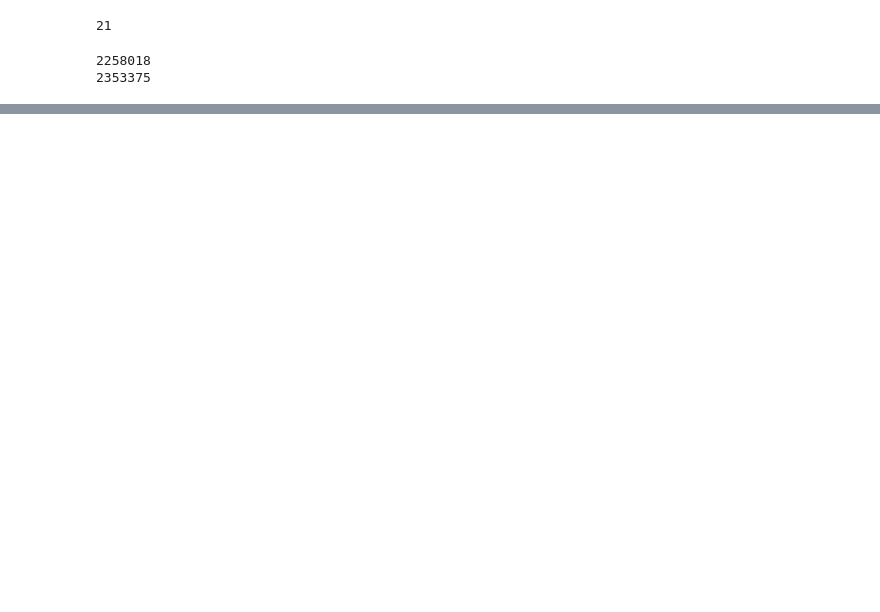
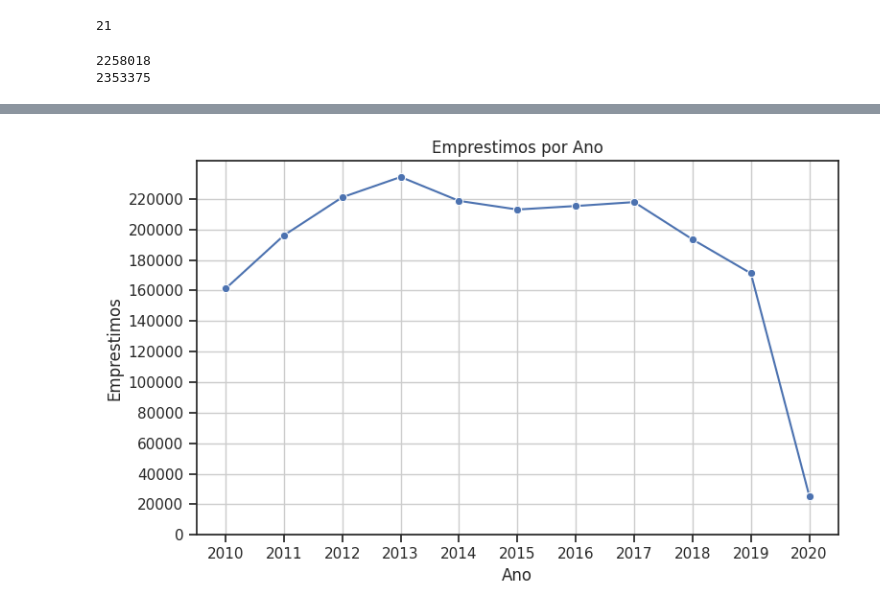
Before and after one commit to luiizsps/ufrn_library, a Jupyter notebook: ufrn_library.ipynb, the cells around one changed output, grey strips where cells are left out. Cells and saved outputs as stored; diff of their text form; code cells hidden in the pictures; blank space fills up the shorter version.

```diff
--- a/ufrn_library.ipynb
+++ b/ufrn_library.ipynb
@@ -190,0 +178,7 @@ dtype: int64
+# %%
+import datetime
+# convert the data_emprestimo column to datetime
+df["data_emprestimo"] = pd.to_datetime(df["data_emprestimo"])
+# %%
+# create a new column for the year
+df["ano"] = df["data_emprestimo"].dt.year
@@ -190,0 +209,3 @@ dtype: int64
+# %%
+# drop the loan id duplicates
+df = df.drop_duplicates(subset=["id_emprestimo"])
@@ -190,0 +228,4 @@ dtype: int64
+# %%
+df_year = df["ano"].value_counts().sort_index()
+df_year = df_year.reset_index()
+df_year.columns = ['ano', 'emprestimos']
@@ -190,0 +247,19 @@ dtype: int64
+# %%
+#  plot the number of books borrowed per year
+import matplotlib.pyplot as plt
+import seaborn as sns
+import numpy as np
+
+plt.figure(figsize=(8, 5))
+sns.lineplot(data=df_year, x='ano', y='emprestimos', marker='o')
+plt.title('Emprestimos por Ano')
+plt.xlabel('Ano')
+plt.ylabel('Emprestimos')
+plt.yticks(np.arange(0, max(df_year["emprestimos"]) + 1, 20000))
+plt.xticks(np.arange(min(df_year["ano"]), max(df_year["ano"]) + 1, 1))
+plt.grid(True)
+plt.tight_layout()
+plt.savefig("lineplot_emprestimos_ano")
+plt.show()
+# %% [output]
+[figure, added]
```
Also changed, not shown: parts of 33 cells of this notebook, 4 other files.
